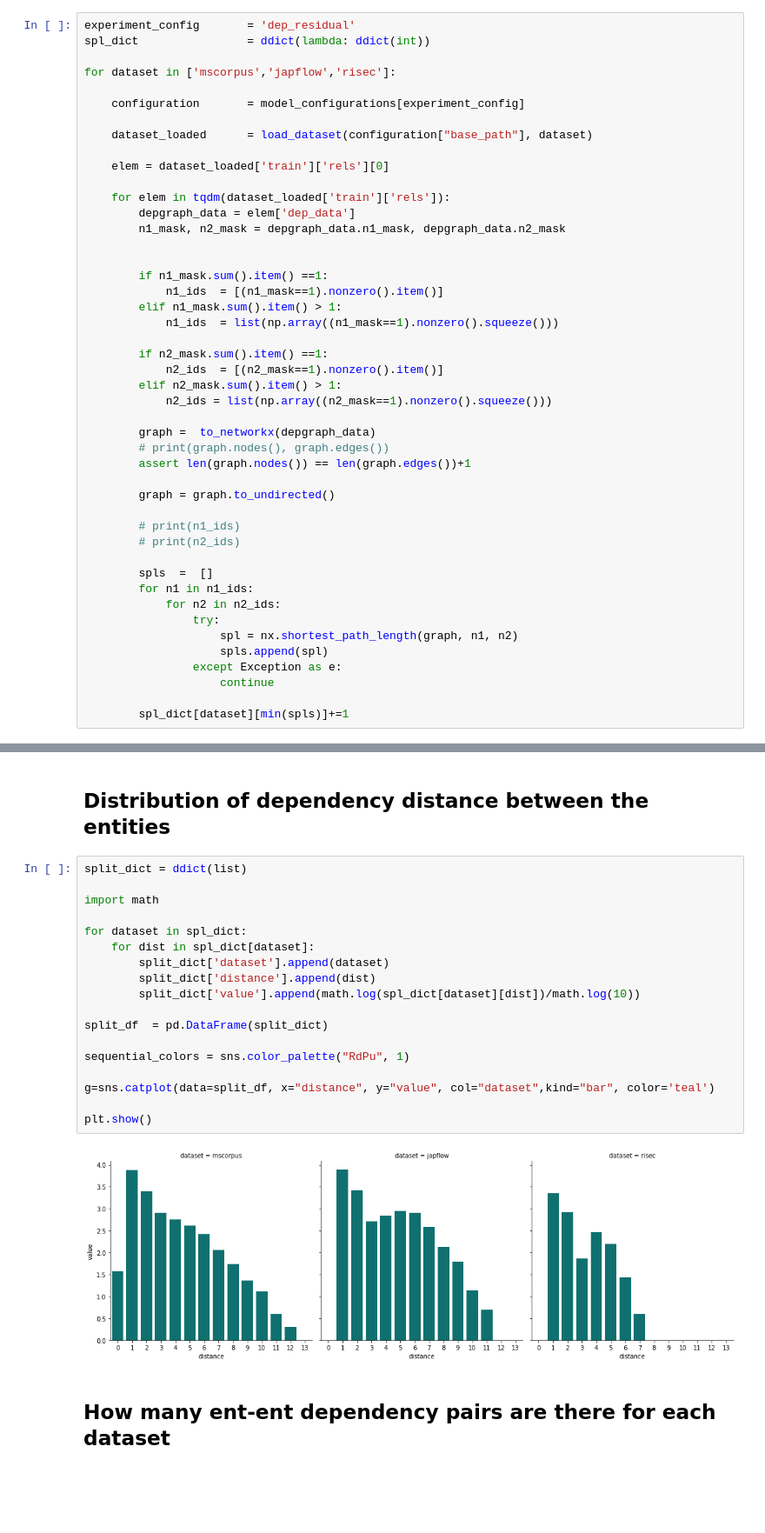
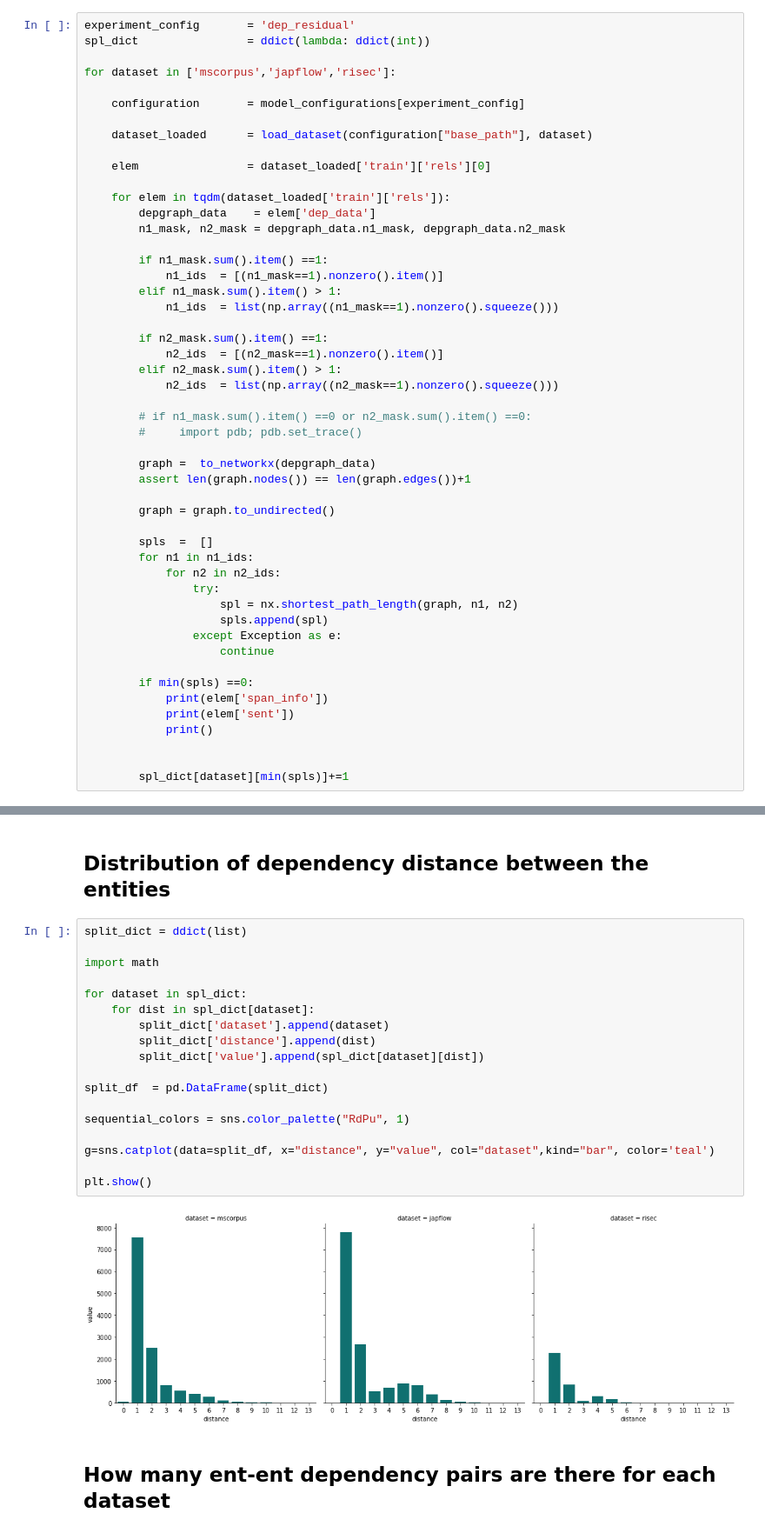
Before and after one commit to ShoRit/flow_graphs, a Jupyter notebook: code/analysis_notebooks/dep_analysis.ipynb, the cells around one changed output, grey strips where cells are left out. Shown at 87% size. Saved outputs shown, nothing was run; the diff lists cells and outputs as text; blank space fills up the shorter version.

```diff
--- a/code/analysis_notebooks/dep_analysis.ipynb
+++ b/code/analysis_notebooks/dep_analysis.ipynb
@@ -30,12 +30,11 @@ for dataset in ['mscorpus','japflow','risec']:
 
     dataset_loaded      = load_dataset(configuration["base_path"], dataset)
 
-    elem = dataset_loaded['train']['rels'][0]
+    elem                = dataset_loaded['train']['rels'][0]
 
     for elem in tqdm(dataset_loaded['train']['rels']):
-        depgraph_data = elem['dep_data']
+        depgraph_data    = elem['dep_data']
         n1_mask, n2_mask = depgraph_data.n1_mask, depgraph_data.n2_mask
-
 
         if n1_mask.sum().item() ==1:
             n1_ids  = [(n1_mask==1).nonzero().item()]
@@ -45,16 +44,15 @@ for dataset in ['mscorpus','japflow','risec']:
         if n2_mask.sum().item() ==1:
             n2_ids  = [(n2_mask==1).nonzero().item()]
         elif n2_mask.sum().item() > 1:
-            n2_ids = list(np.array((n2_mask==1).nonzero().squeeze()))
+            n2_ids  = list(np.array((n2_mask==1).nonzero().squeeze()))
+
+        # if n1_mask.sum().item() ==0 or n2_mask.sum().item() ==0:
+        #     import pdb; pdb.set_trace()
 
         graph =  to_networkx(depgraph_data)
-        # print(graph.nodes(), graph.edges())
         assert len(graph.nodes()) == len(graph.edges())+1
 
         graph = graph.to_undirected()
-
-        # print(n1_ids)
-        # print(n2_ids)
 
         spls  =  []
         for n1 in n1_ids:
@@ -65,4 +63,10 @@ for dataset in ['mscorpus','japflow','risec']:
                 except Exception as e:
                     continue
 
+        if min(spls) ==0:
+            print(elem['span_info'])
+            print(elem['sent'])
+            print()
+
+
         spl_dict[dataset][min(spls)]+=1
@@ -71,23 +189,23 @@ for dataset in ['mscorpus','japflow','risec']:
 # %%
 split_dict = ddict(list)
 
 import math
 
 for dataset in spl_dict:
     for dist in spl_dict[dataset]:
         split_dict['dataset'].append(dataset)
         split_dict['distance'].append(dist)
-        split_dict['value'].append(math.log(spl_dict[dataset][dist])/math.log(10))
+        split_dict['value'].append(spl_dict[dataset][dist])
 
 split_df  = pd.DataFrame(split_dict)
 
 sequential_colors = sns.color_palette("RdPu", 1)
 
 g=sns.catplot(data=split_df, x="distance", y="value", col="dataset",kind="bar", color='teal')
 
 plt.show()
 # %% [output]
-[figure, old version]
+[figure, new version]
 # %% [markdown]
 ## How many ent-ent dependency pairs are there for each dataset
 # %%
```
Also changed, not shown: parts of 32 cells of this notebook, 2 other files.
